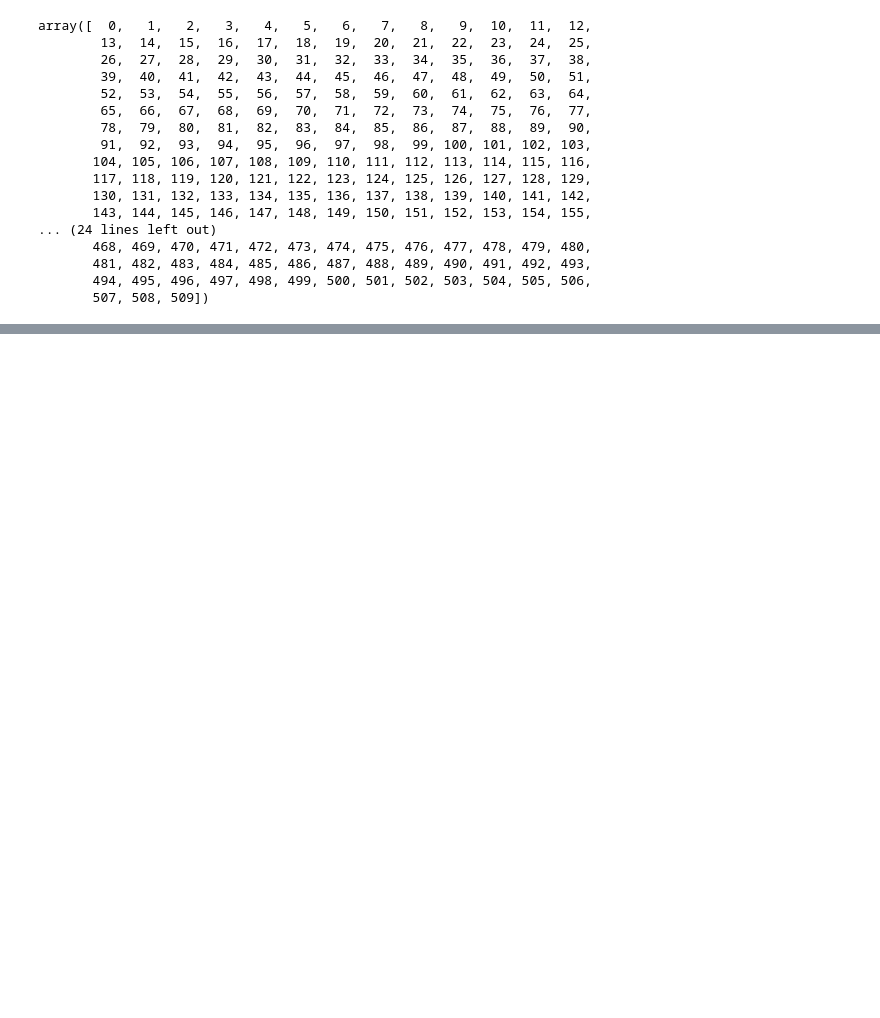
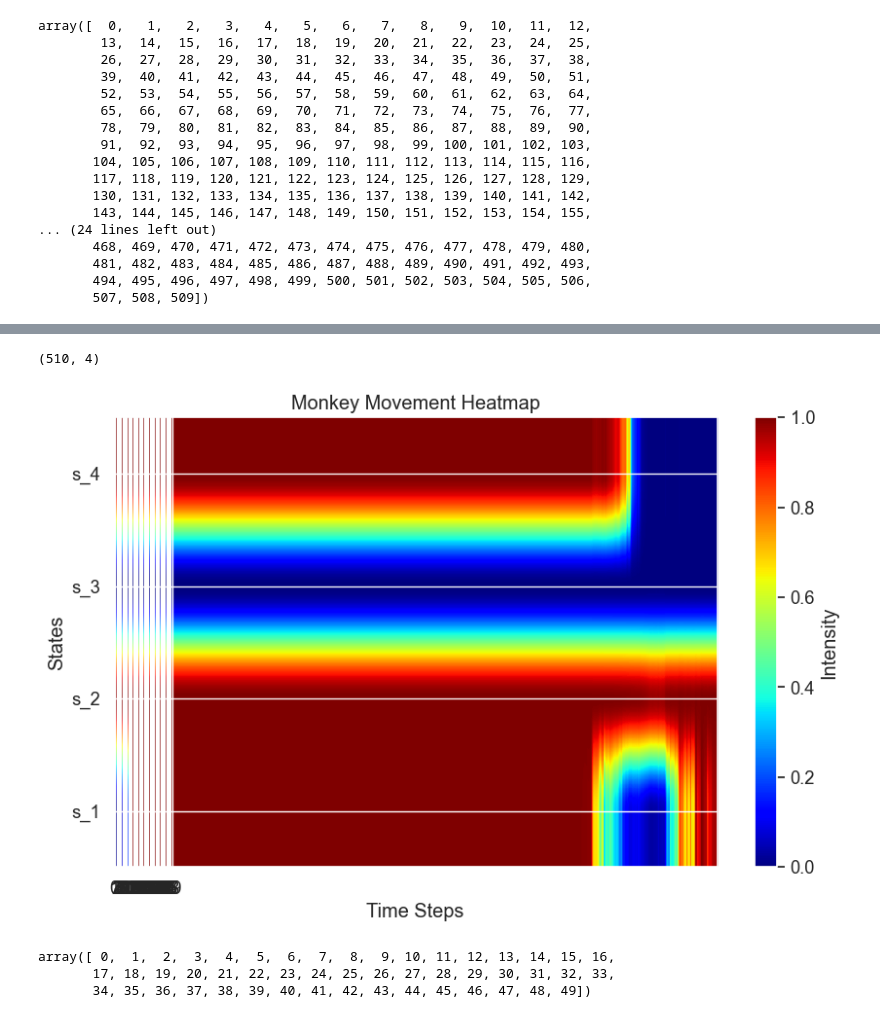
Before and after one commit to KsiezakK/project_2-, a Jupyter notebook: GRUCell.ipynb, the cells around one changed output, grey strips where cells are left out. Cells and saved outputs as stored; diff of their text form; code cells hidden in the pictures; blank space fills up the shorter version.

```diff
--- a/GRUCell.ipynb
+++ b/GRUCell.ipynb
@@ -522,3 +598,44 @@ plt.show()
 # %%
 all_probs_array = torch.cat(all_probs,dim=0)
 all_probs_array = all_probs_array.numpy()
+# %%
+all_probs_array = np.array([tensor.cpu().numpy() for tensor in all_probs])
+all_probs_array.shape
+all_probs_array = all_probs_array.reshape(510,4)
+all_probs_array.shape
+# %% [output]
+(510, 4)
+# %%
+# Create a Seaborn heatmap using the data
+plt.figure(figsize=(10, 6))  # Adjust figure size as needed
+
+# Replace these with your actual data
+timesteps = np.arange(all_probs_array.shape[0])[:50]  # Replace with your time step values
+states = ['s_1', 's_2', 's_3', 's_4']  # Replace with your state labels
+
+# Create a heatmap
+plt.imshow(all_probs_array.T, cmap='jet', aspect='auto', origin='lower')
+
+# Set labels for the x and y axes
+plt.xticks(ticks=np.arange(len(timesteps)), labels=timesteps)
+plt.yticks(ticks=np.arange(len(states)), labels=states)
+
+# Add a colorbar
+plt.colorbar(label='Intensity')
+
+# Add labels and a title
+plt.xlabel("Time Steps")
+plt.ylabel("States")
+plt.title("Monkey Movement Heatmap")
+
+# Show the plot
+plt.show()
+# %% [output]
+[figure, added]
+# %%
+timesteps = np.arange(all_probs_array.shape[0])[:50]
+timesteps
+# %% [output]
+array([ 0,  1,  2,  3,  4,  5,  6,  7,  8,  9, 10, 11, 12, 13, 14, 15, 16,
+       17, 18, 19, 20, 21, 22, 23, 24, 25, 26, 27, 28, 29, 30, 31, 32, 33,
+       34, 35, 36, 37, 38, 39, 40, 41, 42, 43, 44, 45, 46, 47, 48, 49])
```
Also changed, not shown: parts of 13 cells of this notebook, 2 other files.
